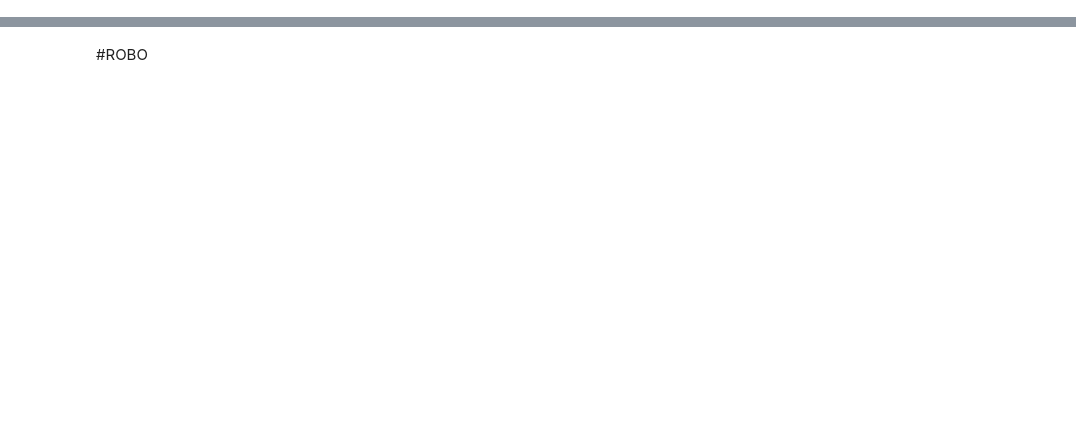
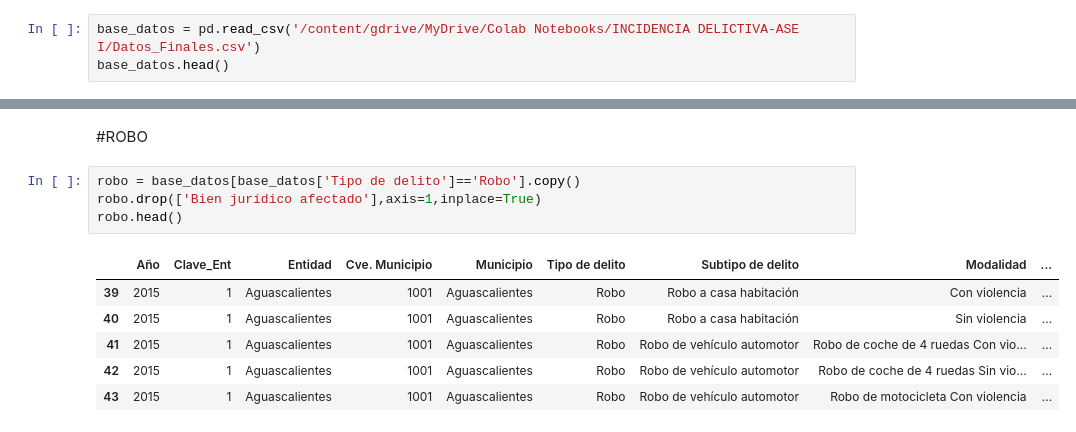
Before and after one commit to abrilgcz/Ciencia-de-Datos, a Jupyter notebook: ProyectoASE.ipynb, the cells around one changed output, grey strips where cells are left out. Drawn from its saved outputs; the diff is of its cells as text; blank space fills up the shorter version.

```diff
--- a/ProyectoASE.ipynb
+++ b/ProyectoASE.ipynb
@@ -1181,0 +1185,3 @@ base_datos
+# %%
+base_datos = pd.read_csv('/content/gdrive/MyDrive/Colab Notebooks/INCIDENCIA DELICTIVA-ASE I/Datos_Finales.csv')
+base_datos.head()
@@ -1231,2 +1241,13 @@ axs[2,2].set_axis_off()
 # %% [markdown]
 #ROBO
+# %%
+robo = base_datos[base_datos['Tipo de delito']=='Robo'].copy()
+robo.drop(['Bien jurídico afectado'],axis=1,inplace=True)
+robo.head()
+# %% [output]
+|  | Año | Clave_Ent | Entidad | Cve. Municipio | Municipio | Tipo de delito | Subtipo de delito | Modalidad | ... |
+| 39 | 2015 | 1 | Aguascalientes | 1001 | Aguascalientes | Robo | Robo a casa habitación | Con violencia | ... |
+| 40 | 2015 | 1 | Aguascalientes | 1001 | Aguascalientes | Robo | Robo a casa habitación | Sin violencia | ... |
+| 41 | 2015 | 1 | Aguascalientes | 1001 | Aguascalientes | Robo | Robo de vehículo automotor | Robo de coche de 4 ruedas Con vio... | ... |
+| 42 | 2015 | 1 | Aguascalientes | 1001 | Aguascalientes | Robo | Robo de vehículo automotor | Robo de coche de 4 ruedas Sin vio... | ... |
+| 43 | 2015 | 1 | Aguascalientes | 1001 | Aguascalientes | Robo | Robo de vehículo automotor | Robo de motocicleta Con violencia | ... |
```
Also changed, not shown: parts of 46 cells of this notebook.
